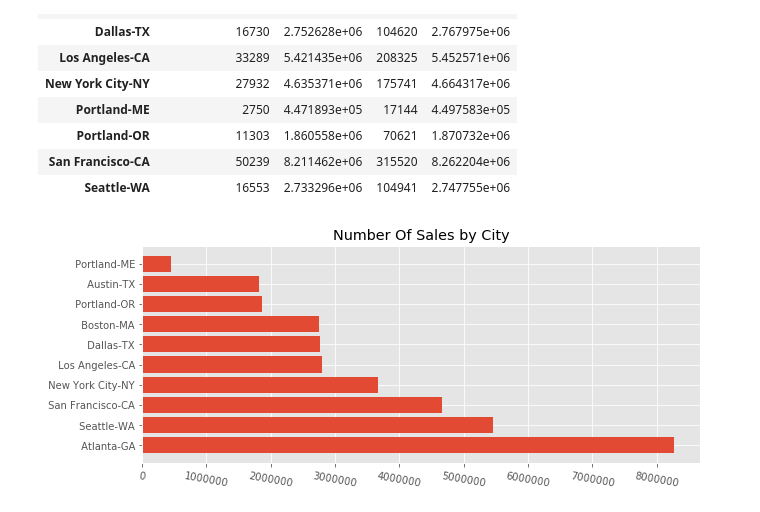
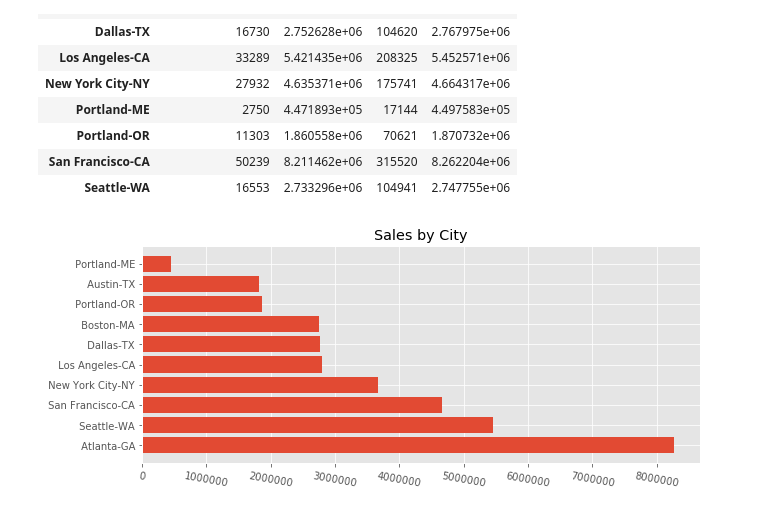
Before and after one commit to hildebrando001/Pandas-Sales-Analysis, a Jupyter notebook: Sales Analysis2.ipynb, the cells around one changed output. Cells and saved outputs as stored; diff of their text form; code cells hidden in the pictures.

```diff
--- a/Sales Analysis2.ipynb
+++ b/Sales Analysis2.ipynb
@@ -260,13 +265,13 @@ top_city
 # %%
 fig, ax = plt.subplots(figsize=(10, 4))
 
 x = all_data['City'].unique()
 y = top_city['Total Price']
 
 plt.barh(x, y.sort_values(ascending=False))
-plt.title('Number Of Sales by City')
+plt.title('Sales by City')
 plt.xticks(rotation=-10)
 
 plt.show()
 # %% [output]
-[figure, old version]
+[figure, new version]
```
Also changed, not shown: parts of 2 cells of this notebook.
